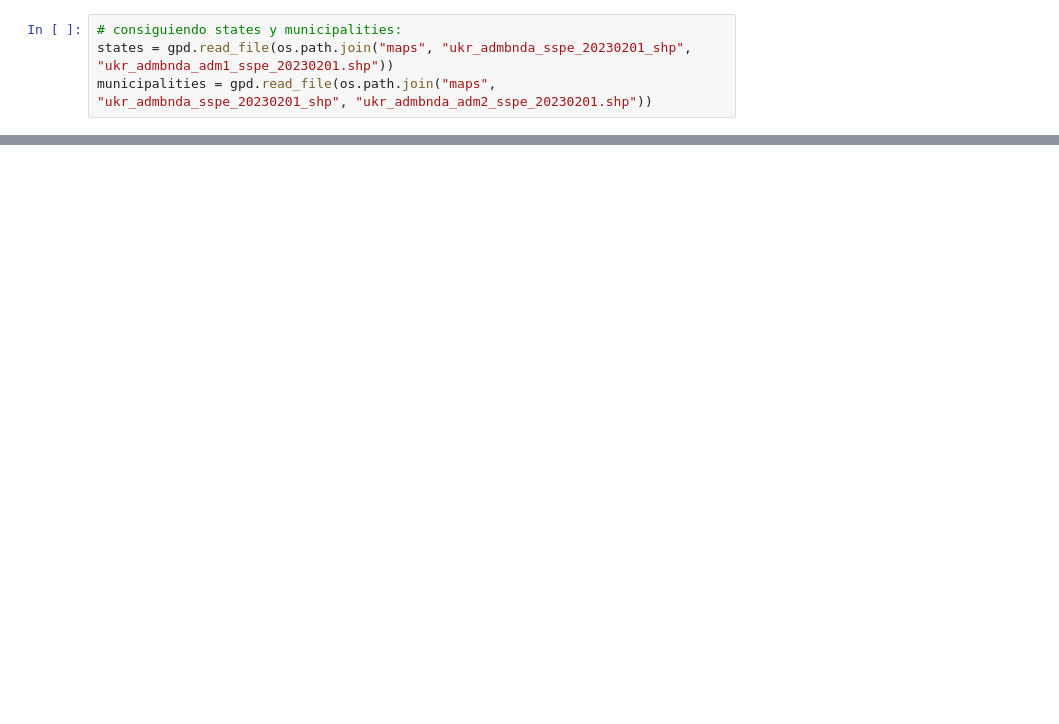
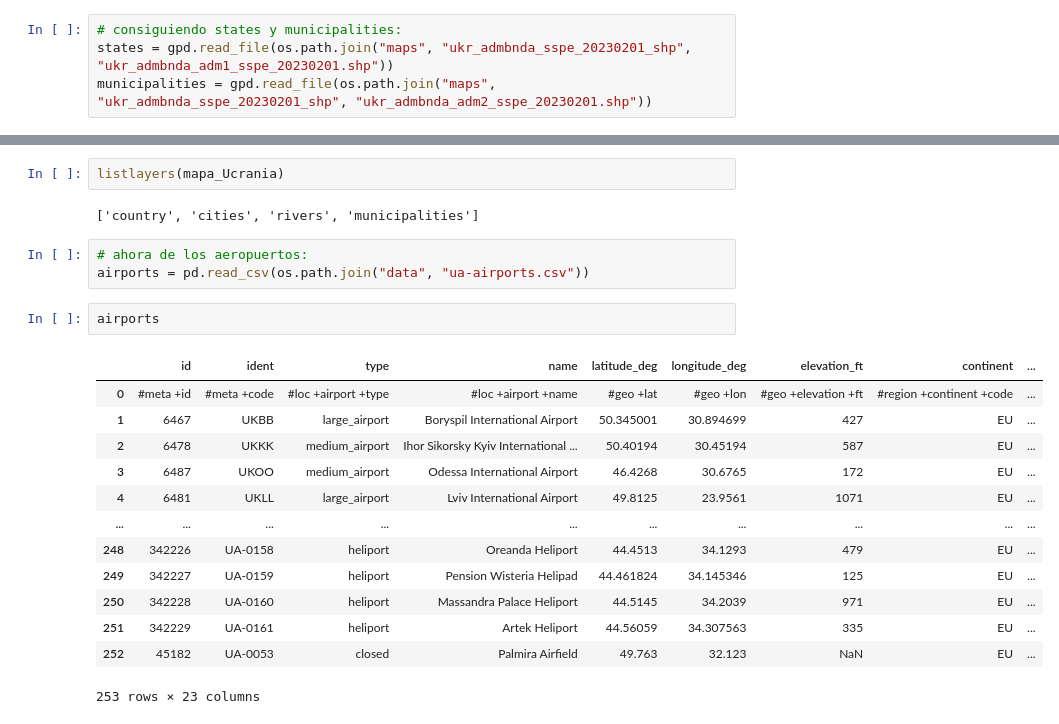
Before and after one commit to ZurinaGarcia/TareaEntregaFinal, a Jupyter notebook: limpiezaData.ipynb, the cells around one changed output, grey strips where cells are left out. Cells and saved outputs as stored; diff of their text form; blank space fills up the shorter version.

```diff
--- a/limpiezaData.ipynb
+++ b/limpiezaData.ipynb
@@ -20,0 +36,23 @@ municipalities.to_file(os.path.join("maps","ukraineMaps.gpkg"), layer='municipal
+# %%
+listlayers(mapa_Ucrania)
+# %% [output]
+['country', 'cities', 'rivers', 'municipalities']
+# %%
+# ahora de los aeropuertos:
+airports = pd.read_csv(os.path.join("data", "ua-airports.csv"))
+# %%
+airports
+# %% [output]
+|  | id | ident | type | name | latitude_deg | longitude_deg | elevation_ft | continent | ... |
+| 0 | #meta +id | #meta +code | #loc +airport +type | #loc +airport +name | #geo +lat | #geo +lon | #geo +elevation +ft | #region +continent +code | ... |
+| 1 | 6467 | UKBB | large_airport | Boryspil International Airport | 50.345001 | 30.894699 | 427 | EU | ... |
+| 2 | 6478 | UKKK | medium_airport | Ihor Sikorsky Kyiv International ... | 50.40194 | 30.45194 | 587 | EU | ... |
+| 3 | 6487 | UKOO | medium_airport | Odessa International Airport | 46.4268 | 30.6765 | 172 | EU | ... |
+| 4 | 6481 | UKLL | large_airport | Lviv International Airport | 49.8125 | 23.9561 | 1071 | EU | ... |
+| ... | ... | ... | ... | ... | ... | ... | ... | ... | ... |
+| 248 | 342226 | UA-0158 | heliport | Oreanda Heliport | 44.4513 | 34.1293 | 479 | EU | ... |
+| 249 | 342227 | UA-0159 | heliport | Pension Wisteria Helipad | 44.461824 | 34.145346 | 125 | EU | ... |
+| 250 | 342228 | UA-0160 | heliport | Massandra Palace Heliport | 44.5145 | 34.2039 | 971 | EU | ... |
+| 251 | 342229 | UA-0161 | heliport | Artek Heliport | 44.56059 | 34.307563 | 335 | EU | ... |
+| 252 | 45182 | UA-0053 | closed | Palmira Airfield | 49.763 | 32.123 | NaN | EU | ... |
+253 rows × 23 columns
```
Also changed, not shown: parts of 17 cells of this notebook, 3 other files.
